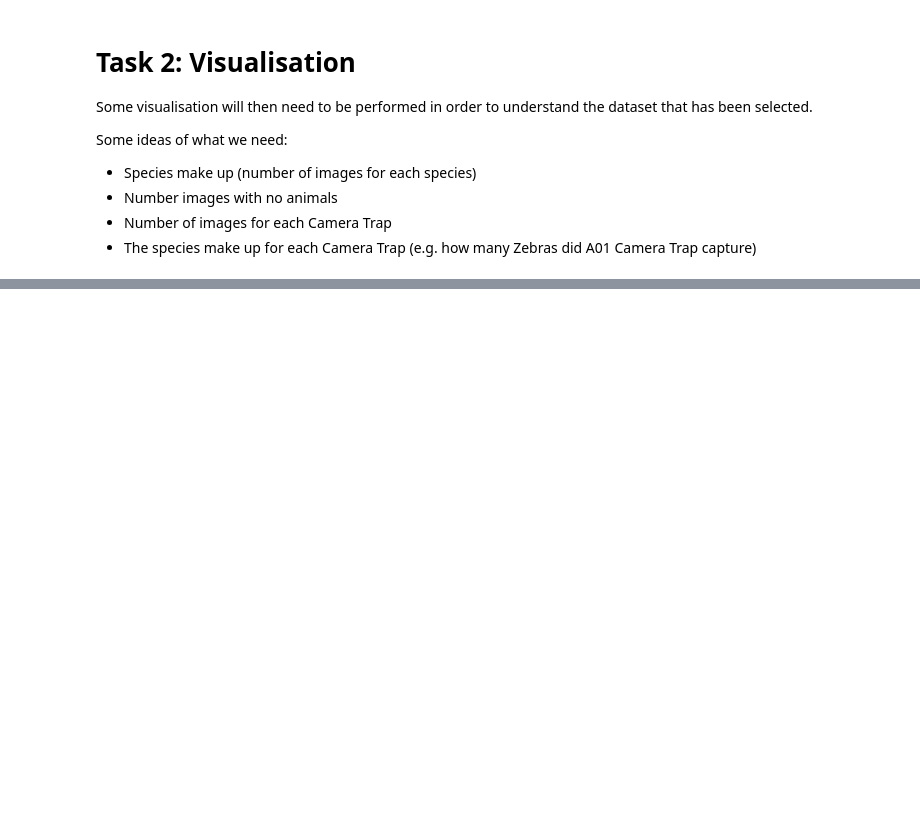
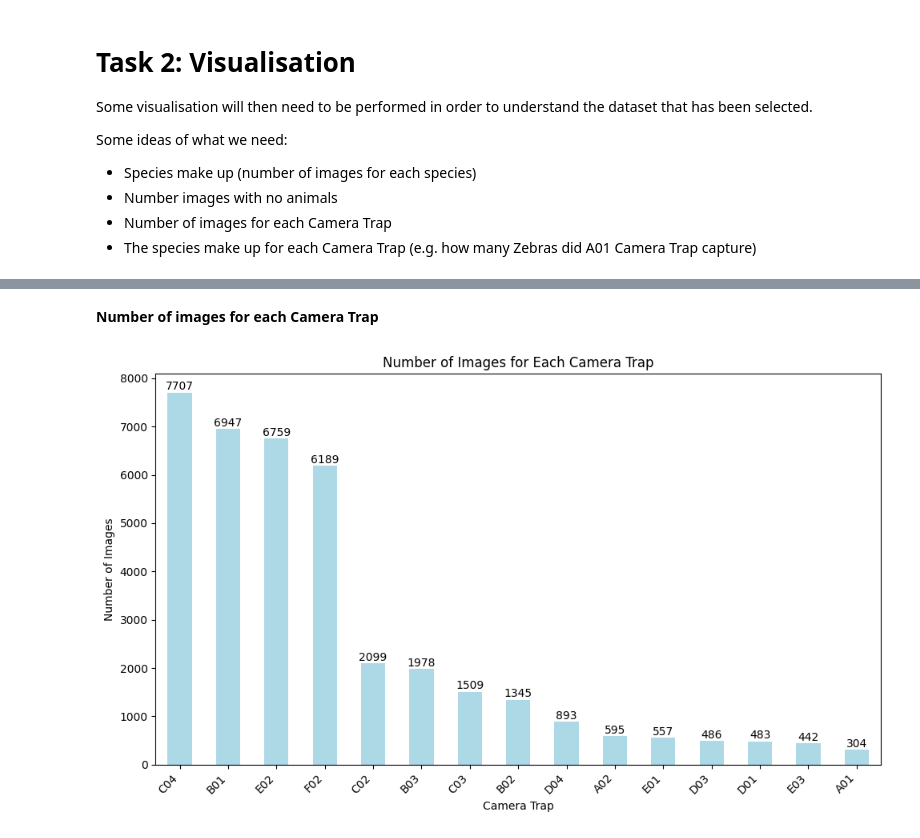
Before and after one commit to watch-raider/snapshot-karoo, a Jupyter notebook: SnapshotKaroo.ipynb, the cells around one changed output, grey strips where cells are left out. Saved outputs shown, nothing was run; the diff lists cells and outputs as text; code cells hidden in the pictures; blank space fills up the shorter version.

```diff
--- a/SnapshotKaroo.ipynb
+++ b/SnapshotKaroo.ipynb
@@ -251,0 +297,19 @@ KeyError: ['name']
+# %% [markdown]
+**Number of images for each Camera Trap**
+# %%
+# Group by camera trap and count the number of images
+camera_trap_counts = df_images['location'].value_counts()
+
+# Plotting the bar chart
+plt.figure(figsize=(10, 6))
+camera_trap_counts.plot(kind='bar', color='lightblue')
+for i, v in enumerate(camera_trap_counts):
+    plt.text(i, v + 5, str(v), ha='center', va='bottom')
+plt.xlabel('Camera Trap')
+plt.ylabel('Number of Images')
+plt.title('Number of Images for Each Camera Trap')
+plt.xticks(rotation=45, ha='right')
+plt.tight_layout()
+plt.show()
+# %% [output]
+[figure, added]
```
Also changed, not shown: parts of 64 cells of this notebook.
